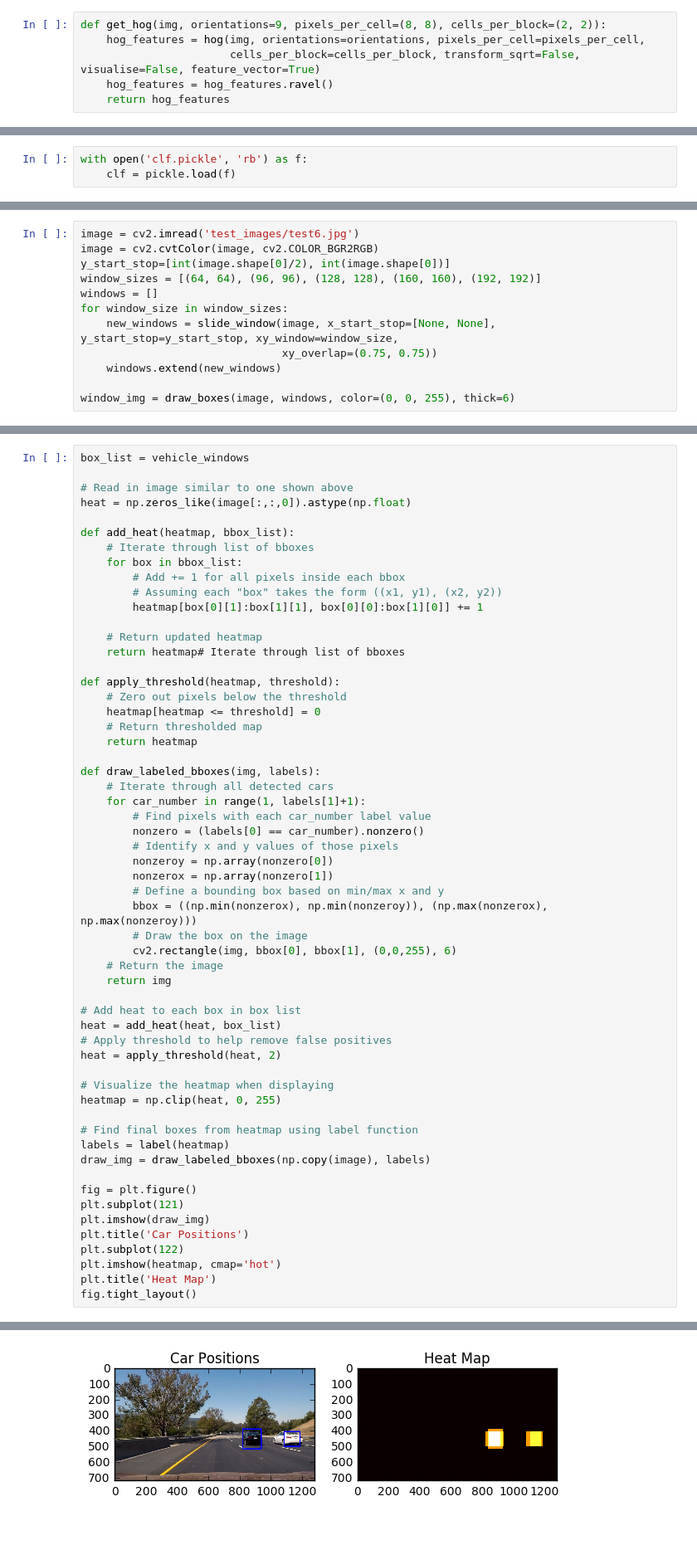
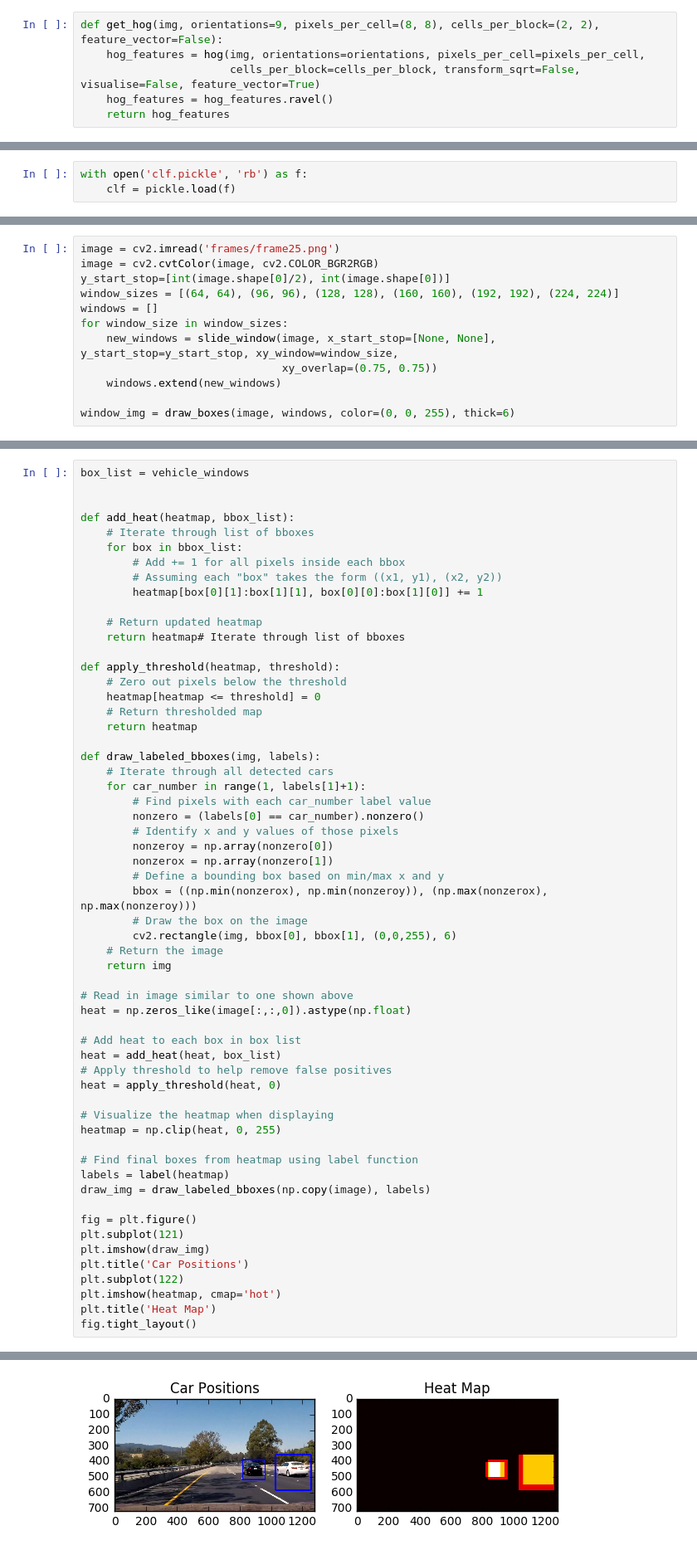
Before and after one commit to ddrm86/udacity-selfdriving-p5, a Jupyter notebook: p5_vehicle_detection.ipynb, the cells around one changed output, grey strips where cells are left out. Shown at 83% size. Saved outputs shown, nothing was run; the diff lists cells and outputs as text; blank space fills up the shorter version.

Commit message:
Add short test video working pipeline

```diff
--- a/p5_vehicle_detection.ipynb
+++ b/p5_vehicle_detection.ipynb
@@ -45,7 +47,7 @@ def bin_spatial(img, color_conversion=None, size=(16, 16)):
     # Return the feature vector
     return features
 # %%
-def get_hog(img, orientations=9, pixels_per_cell=(8, 8), cells_per_block=(2, 2)):
+def get_hog(img, orientations=9, pixels_per_cell=(8, 8), cells_per_block=(2, 2), feature_vector=False):
     hog_features = hog(img, orientations=orientations, pixels_per_cell=pixels_per_cell,
                        cells_per_block=cells_per_block, transform_sqrt=False, visualise=False, feature_vector=True)
     hog_features = hog_features.ravel()
@@ -146,8 +153,8 @@ with open('clf.pickle', 'rb') as f:
 # %%
-image = cv2.imread('test_images/test6.jpg')
+image = cv2.imread('frames/frame25.png')
 image = cv2.cvtColor(image, cv2.COLOR_BGR2RGB)
 y_start_stop=[int(image.shape[0]/2), int(image.shape[0])]
-window_sizes = [(64, 64), (96, 96), (128, 128), (160, 160), (192, 192)]
+window_sizes = [(64, 64), (96, 96), (128, 128), (160, 160), (192, 192), (224, 224)]
 windows = []
 for window_size in window_sizes:
     new_windows = slide_window(image, x_start_stop=[None, None], y_start_stop=y_start_stop, xy_window=window_size,
@@ -174,8 +181,6 @@ plt.imshow(image_vehicles)
 # %%
 box_list = vehicle_windows
 
-# Read in image similar to one shown above
-heat = np.zeros_like(image[:,:,0]).astype(np.float)
 
 def add_heat(heatmap, bbox_list):
     # Iterate through list of bboxes
@@ -208,10 +213,13 @@ def draw_labeled_bboxes(img, labels):
     # Return the image
     return img
 
+# Read in image similar to one shown above
+heat = np.zeros_like(image[:,:,0]).astype(np.float)
+
 # Add heat to each box in box list
 heat = add_heat(heat, box_list)
 # Apply threshold to help remove false positives
-heat = apply_threshold(heat, 2)
+heat = apply_threshold(heat, 0)
 
 # Visualize the heatmap when displaying
 heatmap = np.clip(heat, 0, 255)
@@ -240 +240 @@ fig.tight_layout()
-[figure, old version]
+[figure, new version]
```
Also changed, not shown: parts of 11 cells of this notebook.
